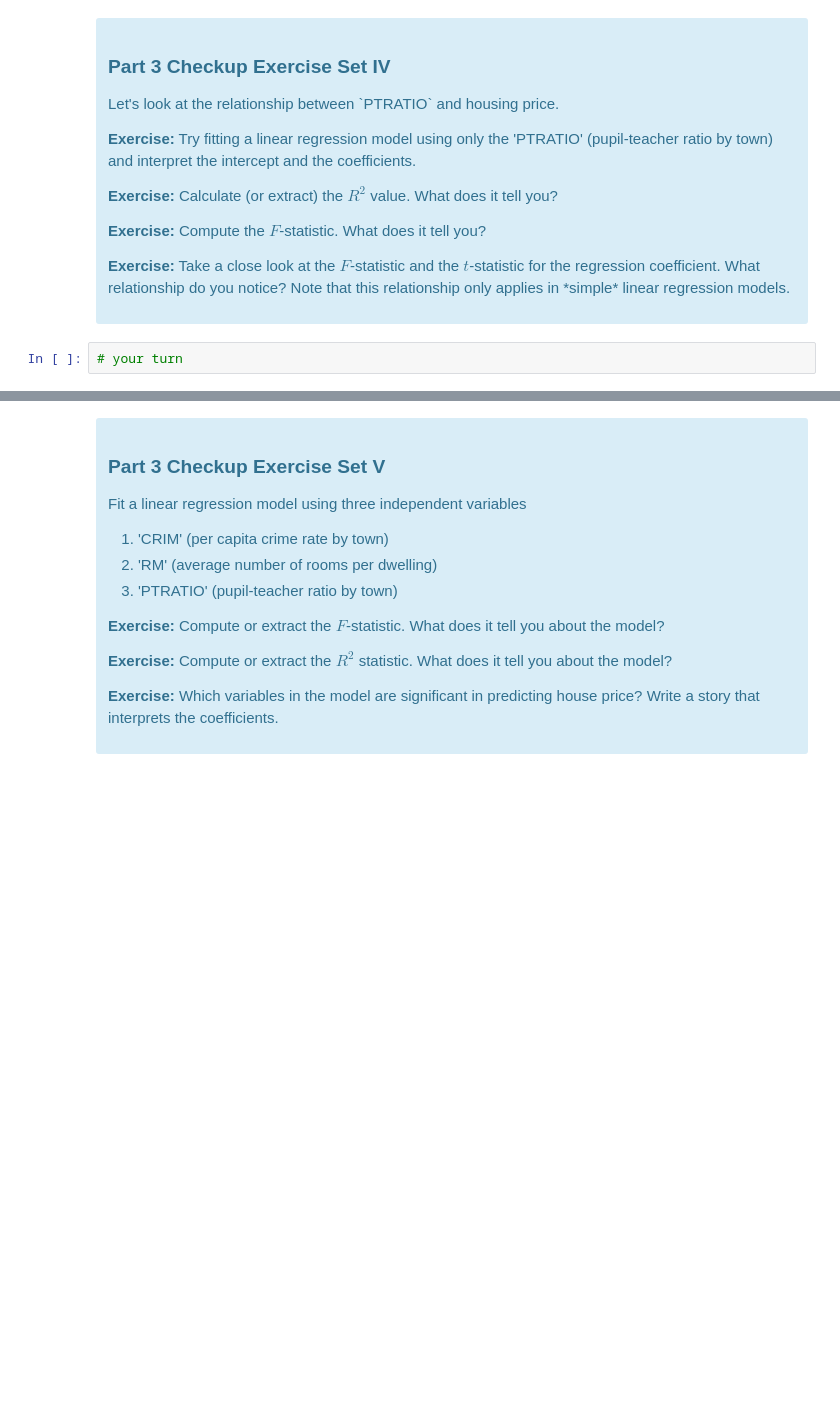
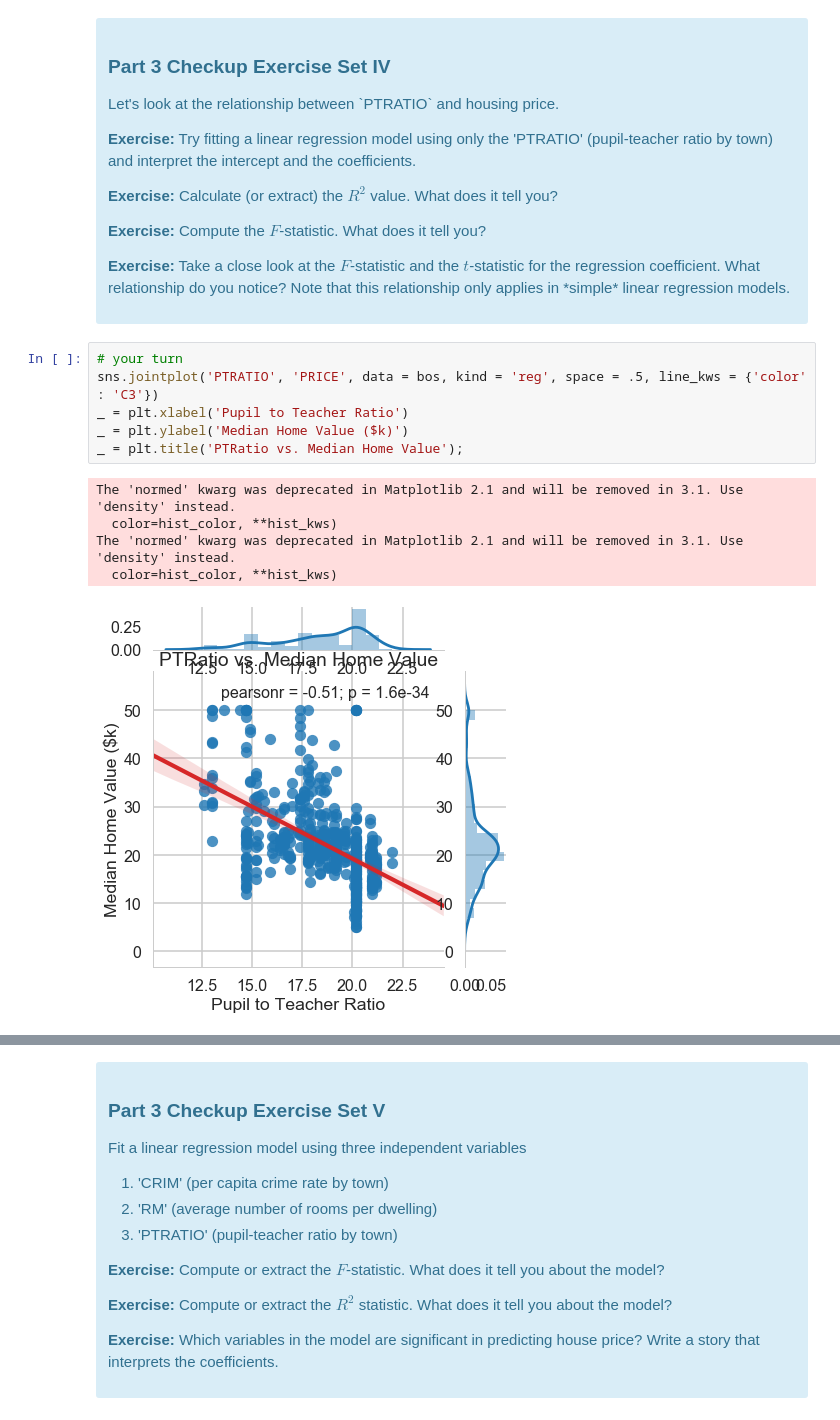
Before and after one commit to yuriyura/Springboard, a Jupyter notebook: Mini_Project_Linear_Regression.ipynb, the cells around one changed output, grey strips where cells are left out. Saved outputs shown, nothing was run; the diff lists cells and outputs as text; blank space fills up the shorter version.

```diff
--- a/Mini_Project_Linear_Regression.ipynb
+++ b/Mini_Project_Linear_Regression.ipynb
@@ -729,5 +781,15 @@ Once we compute the $F$-statistic, we can use the $F$-distribution with $N-K$ an
 
 <p><b>Exercise:</b> Take a close look at the $F$-statistic and the $t$-statistic for the regression coefficient. What relationship do you notice? Note that this relationship only applies in *simple* linear regression models.</p>
 </div>
-# %%
-# your turn
+# %%
+# your turn
+sns.jointplot('PTRATIO', 'PRICE', data = bos, kind = 'reg', space = .5, line_kws = {'color' : 'C3'})
+_ = plt.xlabel('Pupil to Teacher Ratio')
+_ = plt.ylabel('Median Home Value ($k)')
+_ = plt.title('PTRatio vs. Median Home Value');
+# %% [output]
+The 'normed' kwarg was deprecated in Matplotlib 2.1 and will be removed in 3.1. Use 'density' instead.
+  color=hist_color, **hist_kws)
+The 'normed' kwarg was deprecated in Matplotlib 2.1 and will be removed in 3.1. Use 'density' instead.
+  color=hist_color, **hist_kws)
+[figure, added]
```
Also changed, not shown: parts of 35 cells of this notebook.
